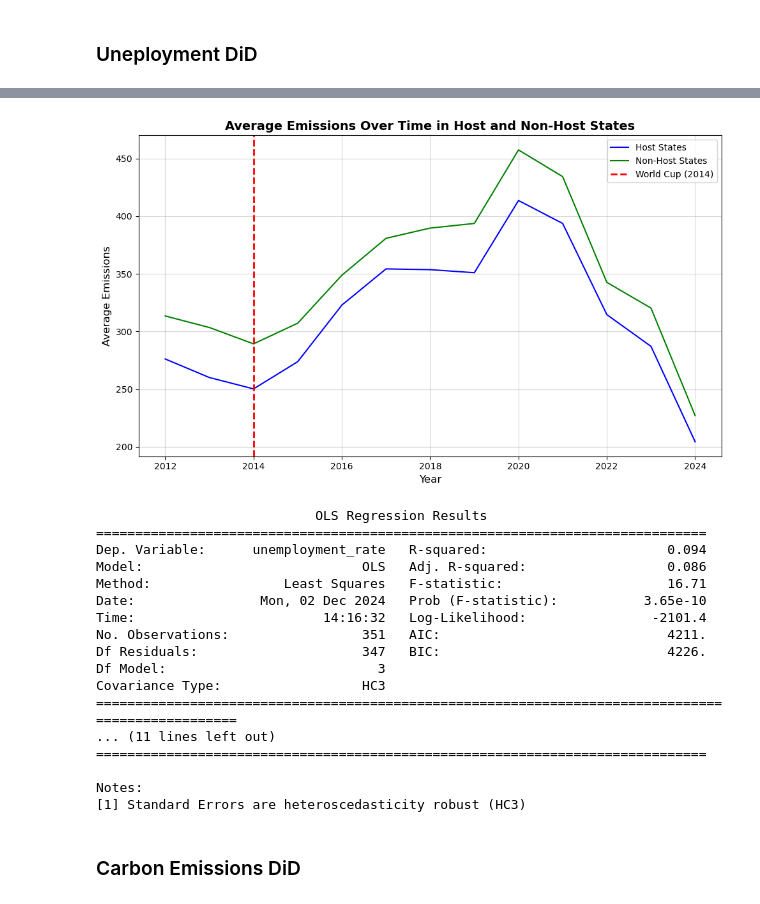
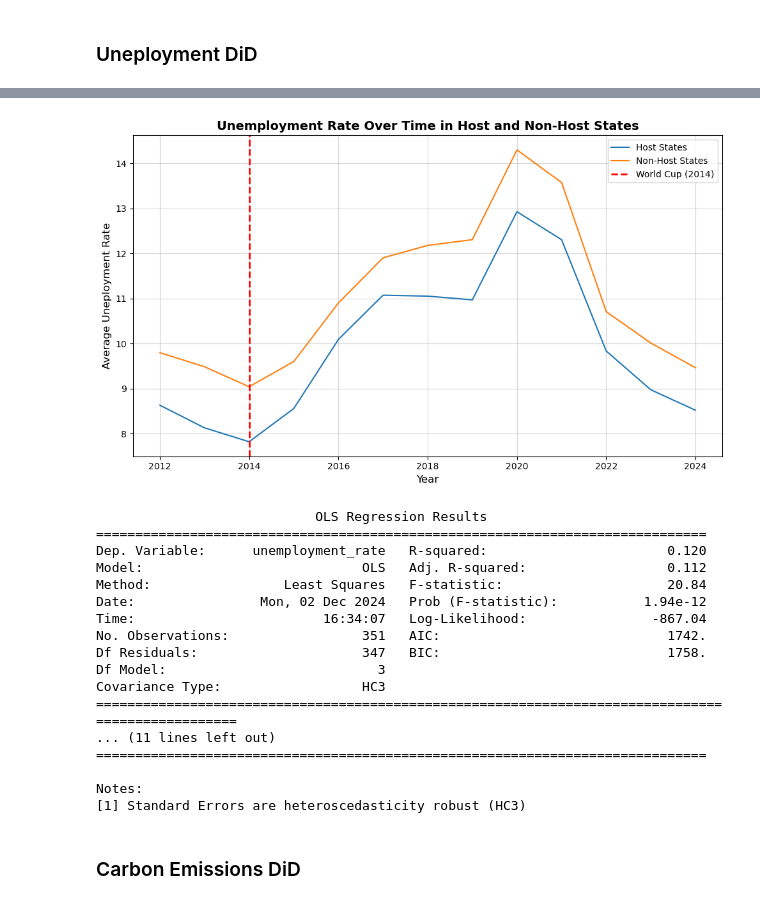
Before and after one commit to david-camper/worldcuphostcities_impact, a Jupyter notebook: analysis.ipynb, the cells around one changed output, grey strips where cells are left out. Drawn from its saved outputs; the diff is of its cells as text; code cells hidden in the pictures.

```diff
--- a/analysis.ipynb
+++ b/analysis.ipynb
@@ -264,7 +267,7 @@ unemplyment_df.rename(columns = {'Valor': 'unemployment_rate', 'Unidade da Feder
        'Rio Grande do Norte', 'Rio Grande do Sul', 'Rondônia', 'Roraima',
        'Santa Catarina', 'Sergipe', 'São Paulo', 'Tocantins']
 
-unemplyment_df = unemplyment_df.groupby([ "STATE","YEAR"], as_index=False)["unemployment_rate"].sum()
+unemplyment_df = unemplyment_df.groupby([ "YEAR", "STATE"], as_index=False)["unemployment_rate"].mean()
 
 unemplyment_df.head()
 # %% [output]
@@ -679,40 +706,40 @@ See the caveats in the documentation: https://pandas.pydata.org/pandas-docs/stab
 # %%
 # Filter the data for host and non-host states
 host_states_uneployment = unemplyment_df[unemplyment_df['STATE'].isin(host_states)]
-non_host_states_emissions = unemplyment_df[unemplyment_df['STATE'].isin(non_host_states)]
+non_host_states_uneployment = unemplyment_df[unemplyment_df['STATE'].isin(non_host_states)]
 
 host_uneployment = host_states_uneployment.groupby('YEAR')['unemployment_rate'].mean().reset_index()
-non_host_uneployment = non_host_states_emissions.groupby('YEAR')['unemployment_rate'].mean().reset_index()
+non_host_uneployment = non_host_states_uneployment.groupby('YEAR')['unemployment_rate'].mean().reset_index()
 
 # Define the year of the World Cup treatment
 treatment_year = 2014
 
 # Create the plot
 plt.figure(figsize=(10, 6))
 
 # Plot unemployment for host states
-plt.plot(host_uneployment['YEAR'], host_uneployment['unemployment_rate'], color='blue', label='Host States')
+plt.plot(host_uneployment['YEAR'], host_uneployment['unemployment_rate'], label='Host States')
 
 # Plot unemployment trends for non-host states
-plt.plot(non_host_uneployment['YEAR'], non_host_uneployment['unemployment_rate'], color='green', label='Non-Host States')
+plt.plot(non_host_uneployment['YEAR'], non_host_uneployment['unemployment_rate'], label='Non-Host States')
 
 # Add vertical line for the World Cup year
 plt.axvline(x=treatment_year, color='red', linestyle='--', linewidth=2, label='World Cup (2014)')
 
 # Add titles and labels
 plt.title('Unemployment Rate Over Time in Host and Non-Host States', fontsize=14, fontweight='bold')
 plt.xlabel('Year', fontsize=12)
-plt.ylabel('Average Emissions', fontsize=12)
+plt.ylabel('Average Uneployment Rate', fontsize=12)
 
 # Add grid and legend
 plt.grid(alpha=0.5)
 plt.legend(fontsize=10)
 
 # Adjust layout and show the plot
 plt.tight_layout()
 plt.show()
 # %% [output]
-[figure, old version]
+[figure, new version]
 # %%
 world_cup_treatment = pd.Period("2014", freq="Y")
 
@@ -734,13 +761,13 @@ print(model.summary())
 # %% [output]
                             OLS Regression Results
 ==============================================================================
-Dep. Variable:      unemployment_rate   R-squared:                       0.094
-Model:                            OLS   Adj. R-squared:                  0.086
-Method:                 Least Squares   F-statistic:                     16.71
-Date:                Mon, 02 Dec 2024   Prob (F-statistic):           3.65e-10
-Time:                        14:16:32   Log-Likelihood:                -2101.4
-No. Observations:                 351   AIC:                             4211.
-Df Residuals:                     347   BIC:                             4226.
+Dep. Variable:      unemployment_rate   R-squared:                       0.120
+Model:                            OLS   Adj. R-squared:                  0.112
+Method:                 Least Squares   F-statistic:                     20.84
+Date:                Mon, 02 Dec 2024   Prob (F-statistic):           1.94e-12
+Time:                        16:34:07   Log-Likelihood:                -867.04
+No. Observations:                 351   AIC:                             1742.
+Df Residuals:                     347   BIC:                             1758.
 Df Model:                           3
 Covariance Type:                  HC3
 ==================================================================================================
```
Also changed, not shown: parts of 32 cells of this notebook.
